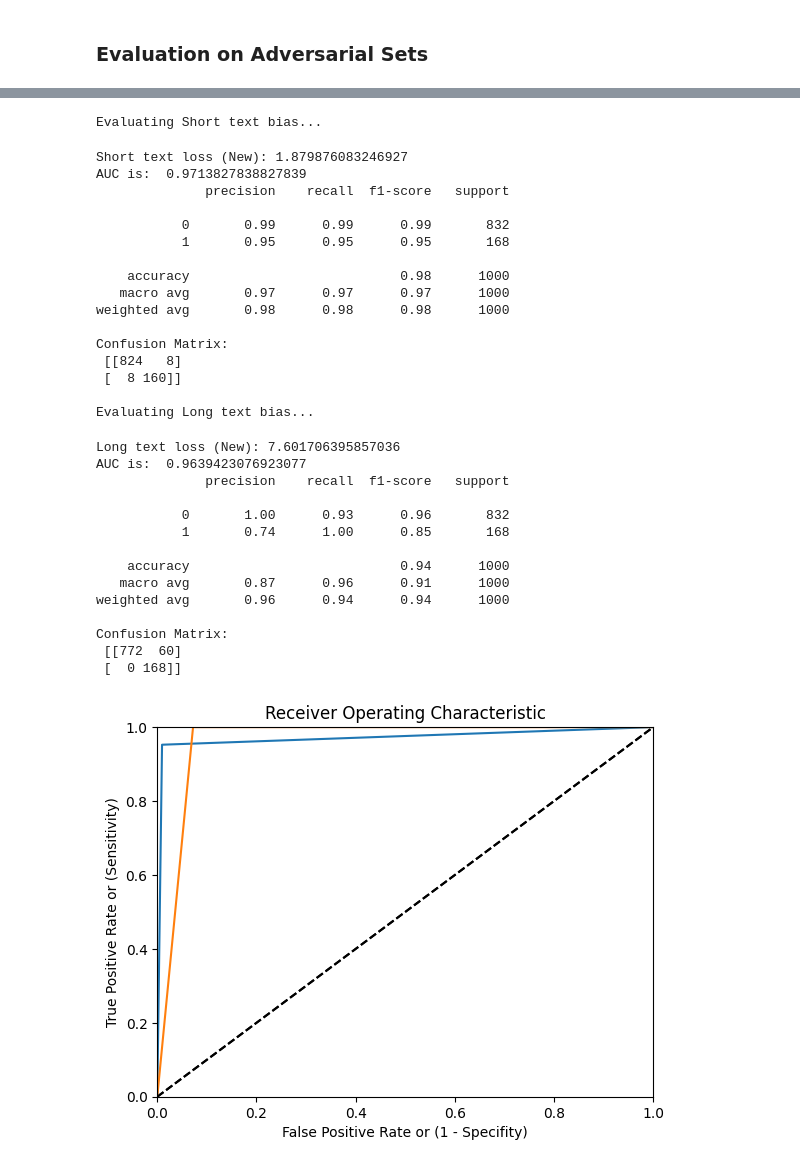
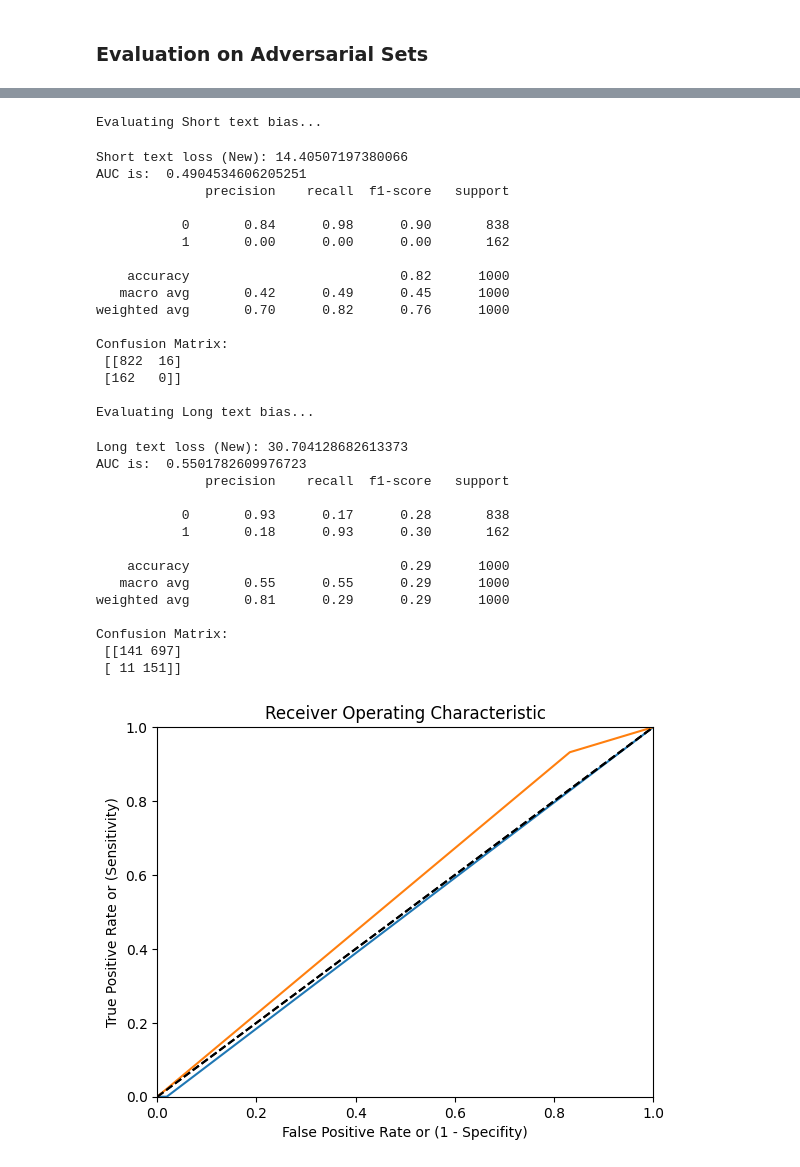
Before and after one commit to Yc1007942/cds_project, a Jupyter notebook: notebooks/adversarial_testing.ipynb, the cells around one changed output, grey strips where cells are left out. Drawn from its saved outputs; the diff is of its cells as text; code cells hidden in the pictures.

Commit message:
autogluon model added

```diff
--- a/notebooks/adversarial_testing.ipynb
+++ b/notebooks/adversarial_testing.ipynb
@@ -135,4 +138,5 @@ def expand(text):
 from google.colab import drive
 drive.mount('/content/drive')
 DATA_DIR = "/content/drive/MyDrive/Colab Notebooks/data/cds"
+NEW_MODEL_PATH = f'{DATA_DIR}/saved_model/bert_classification_model_complete'
 # %% [output]
@@ -269,7 +268,8 @@ long_texts = [expand(t) for t in sample_texts]
 
 from transformers import BertTokenizer
 
-tokenizer = BertTokenizer.from_pretrained('bert-base-uncased')
+from transformers import AutoTokenizer
+tokenizer = AutoTokenizer.from_pretrained(NEW_MODEL_PATH)
 
 def tokenize_adv_text(texts, labels):
     input_ids = []
@@ -401,7 +401,6 @@ MODEL_FILE = f"{CHECKPOINT_DIR}/phase3_unfrozen_4.pt"
 # %%
 from transformers import AutoConfig, AutoModelForSequenceClassification
 
-model = AutoModelForSequenceClassification.from_pretrained("bert-base-uncased", num_labels=2)
-model.load_state_dict(torch.load(MODEL_FILE, weights_only=True))
+model = AutoModelForSequenceClassification.from_pretrained(NEW_MODEL_PATH)
 model.to(device)
 # %% [output]
@@ -829,43 +812,43 @@ Confusion Matrix:
 # %%
 print('Evaluating Short text bias...')
-short_loss_n, short_preds_n, short_labels_n = test_adv_texts(model_new, short_loader, device)
+short_loss_n, short_preds_n, short_labels_n = test_adv_texts(model, short_loader, device)
 print('Short text loss (New):', short_loss_n)
 evaluate_on_testing_set(short_labels_n, short_preds_n)
 
 print('\nEvaluating Long text bias...')
-long_loss_n, long_preds_n, long_labels_n = test_adv_texts(model_new, long_loader, device)
+long_loss_n, long_preds_n, long_labels_n = test_adv_texts(model, long_loader, device)
 print('Long text loss (New):', long_loss_n)
 evaluate_on_testing_set(long_labels_n, long_preds_n)
 # %% [output]
 Evaluating Short text bias...
-Short text loss (New): 1.879876083246927
-AUC is:  0.9713827838827839
+Short text loss (New): 14.40507197380066
+AUC is:  0.4904534606205251
               precision    recall  f1-score   support
 
-           0       0.99      0.99      0.99       832
-           1       0.95      0.95      0.95       168
+           0       0.84      0.98      0.90       838
+           1       0.00      0.00      0.00       162
 
-    accuracy                           0.98      1000
-   macro avg       0.97      0.97      0.97      1000
-weighted avg       0.98      0.98      0.98      1000
+    accuracy                           0.82      1000
+   macro avg       0.42      0.49      0.45      1000
+weighted avg       0.70      0.82      0.76      1000
 
 Confusion Matrix:
- [[824   8]
- [  8 160]]
+ [[822  16]
+ [162   0]]
 
 Evaluating Long text bias...
-Long text loss (New): 7.601706395857036
-AUC is:  0.9639423076923077
+Long text loss (New): 30.704128682613373
+AUC is:  0.5501782609976723
               precision    recall  f1-score   support
 
-           0       1.00      0.93      0.96       832
-           1       0.74      1.00      0.85       168
+           0       0.93      0.17      0.28       838
+           1       0.18      0.93      0.30       162
 
-    accuracy                           0.94      1000
-   macro avg       0.87      0.96      0.91      1000
-weighted avg       0.96      0.94      0.94      1000
+    accuracy                           0.29      1000
+   macro avg       0.55      0.55      0.29      1000
+weighted avg       0.81      0.29      0.29      1000
 
 Confusion Matrix:
- [[772  60]
- [  0 168]]
+ [[141 697]
+ [ 11 151]]
-[figure, old version]
+[figure, new version]
```
Also changed, not shown: parts of 18 cells of this notebook, 5 other files.
